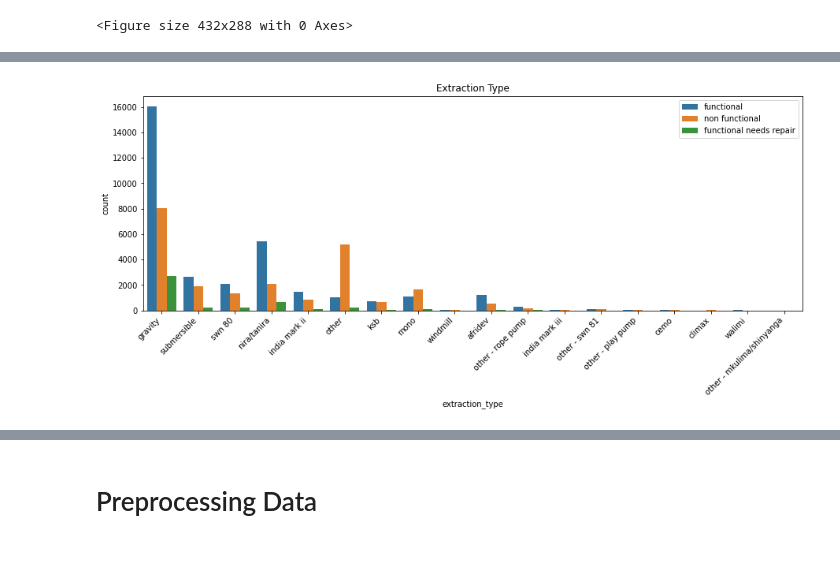
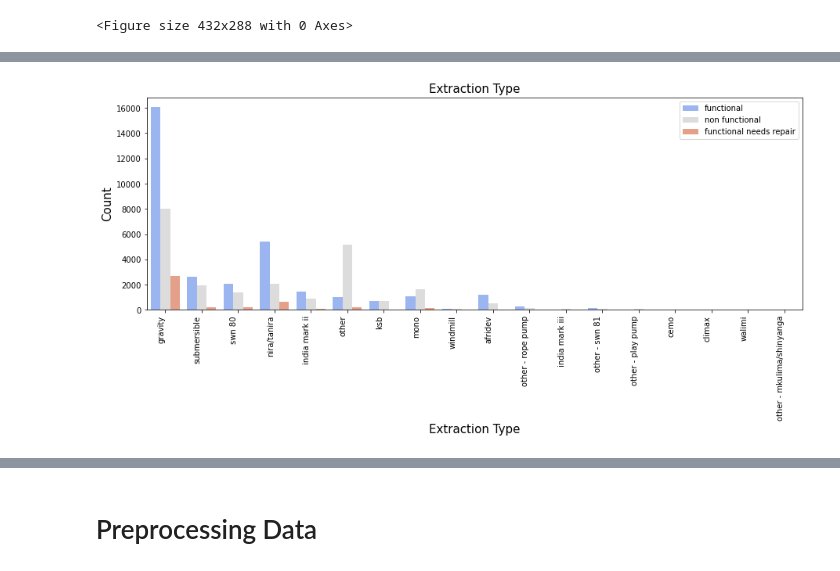
Before and after one commit to baotramduong/Portfolio_Project_Ternary_Classification_Tanzanian_Water_Crisis, a Jupyter notebook: Part I - EDA.ipynb, the cells around one changed output, grey strips where cells are left out. Saved outputs shown, nothing was run; the diff lists cells and outputs as text; code cells hidden in the pictures.

```diff
--- a/Part I - EDA.ipynb
+++ b/Part I - EDA.ipynb
@@ -924,0 +2133,7 @@ plt.savefig('./Data/age_histplot')
+# %%
+#'scheme_management' has missing values
+print('Missing values before:', df['scheme_management'].isna().sum())
+
+#fill missing values with 'unknown'
+df['scheme_management'].fillna('unknown', inplace = True)
+print('Missing values after:', df['scheme_management'].isna().sum())
@@ -924,0 +2240,7 @@ plt.savefig('./Data/age_histplot')
+# %%
+#'scheme_name' has missing values
+print('Missing values before:', df['scheme_name'].isna().sum())
+
+#fill missing values with 'unknown'
+df['scheme_name'].fillna('unknown', inplace = True)
+print('Missing values after:', df['scheme_name'].isna().sum())
@@ -924,0 +2292,10 @@ plt.savefig('./Data/age_histplot')
+# %%
+#too many unique values, we will only select for the 20 most common ones and categorize the rest as 'Other'
+def scheme_name_grouped(var):
+    if var in df['scheme_name'].value_counts(normalize = True).head(20).index:
+        return var
+    else:
+        return 'Other'
+
+#apply function to column
+df['scheme_name_group'] = df['scheme_name'].map(scheme_name_grouped)
@@ -924,0 +2420,7 @@ plt.savefig('./Data/age_histplot')
+# %%
+#'permit' has missing values
+print('Missing values before:', df['permit'].isna().sum())
+
+#fill missing values with 'unknown'
+df['permit'].fillna('unknown', inplace = True)
+print('Missing values after:', df['permit'].isna().sum())
@@ -954,10 +2708,12 @@ Name: extraction_type, dtype: int64
 # %%
 #plot
 plt.figure(figsize = (15, 5))
-sns.countplot(x = 'extraction_type', hue = 'status_group', data=df)
-plt.title('Extraction Type')
-plt.xticks(ha = 'right', rotation = 45)
+sns.countplot(x = 'extraction_type', hue = 'status_group', data = df, palette = 'coolwarm')
+plt.title('Extraction Type', fontsize = 15)
+plt.xlabel('Extraction Type', fontsize = 15)
+plt.ylabel('Count', fontsize = 15)
+plt.xticks(ha = 'right', rotation = 90)
 plt.legend(loc = 'upper right')
 plt.savefig('./Data/extraction_type_countplot')
 # %% [output]
-[figure, old version]
+[figure, new version]
```
Also changed, not shown: parts of 341 cells of this notebook.
